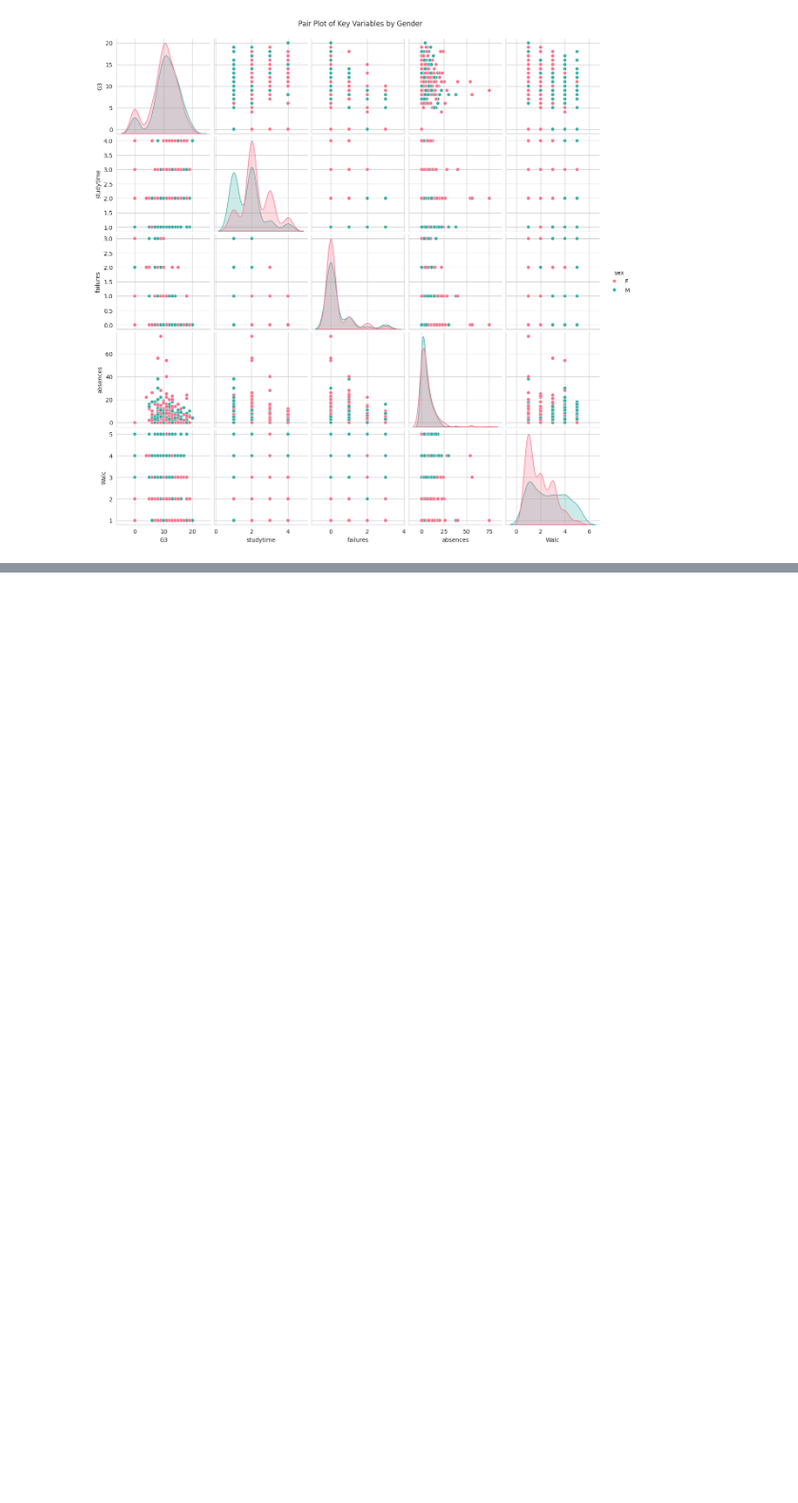
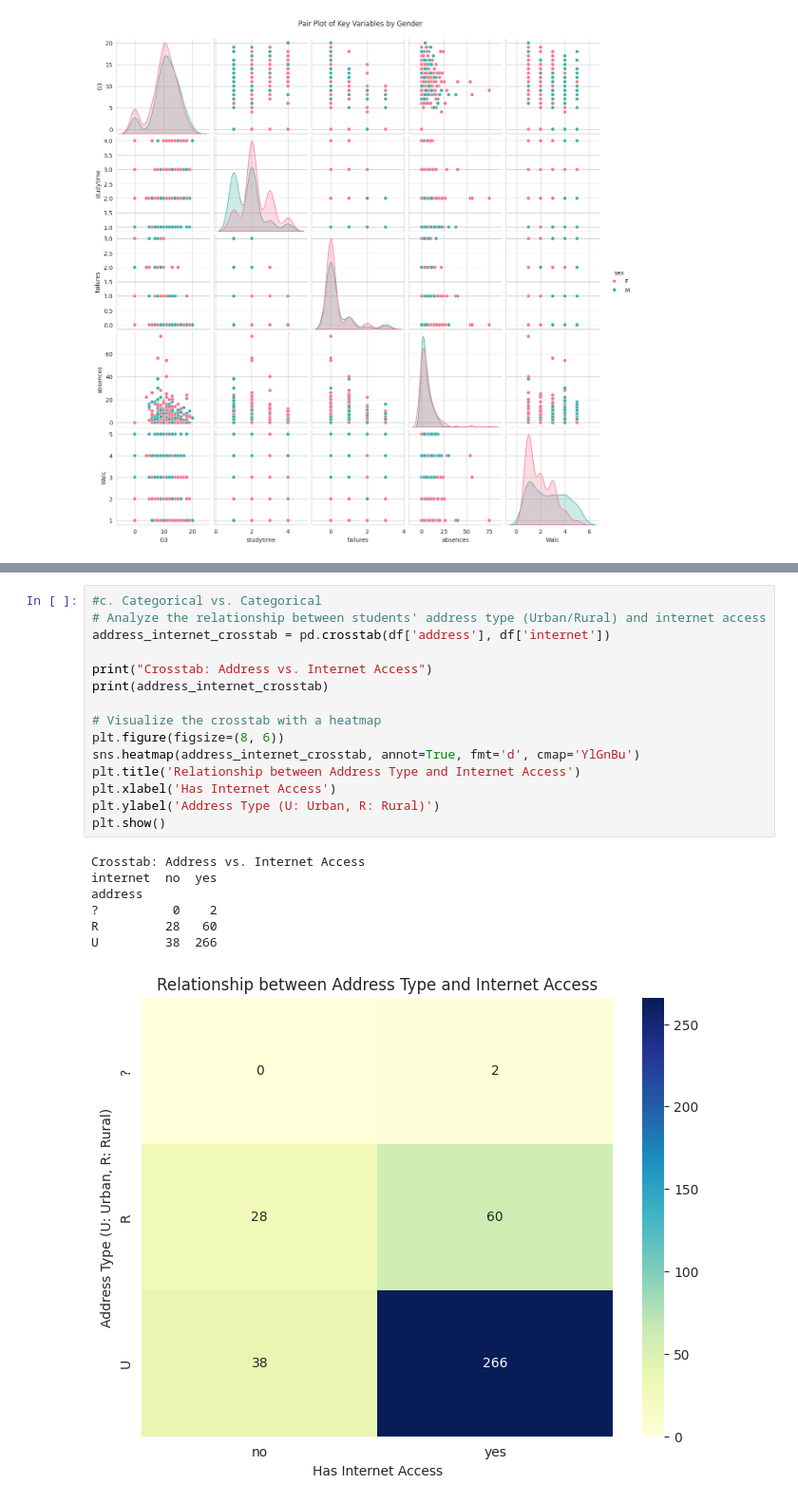
Before and after one commit to Ayushmaan101/EDA-CourseProject, a Jupyter notebook: 22BDS0367.ipynb, the cells around one changed output, grey strips where cells are left out. Shown at 95% size. Cells and saved outputs as stored; diff of their text form; blank space fills up the shorter version.

```diff
--- a/22BDS0367.ipynb
+++ b/22BDS0367.ipynb
@@ -367,0 +450,23 @@ plt.show()
+# %%
+#c. Categorical vs. Categorical
+# Analyze the relationship between students' address type (Urban/Rural) and internet access
+address_internet_crosstab = pd.crosstab(df['address'], df['internet'])
+
+print("Crosstab: Address vs. Internet Access")
+print(address_internet_crosstab)
+
+# Visualize the crosstab with a heatmap
+plt.figure(figsize=(8, 6))
+sns.heatmap(address_internet_crosstab, annot=True, fmt='d', cmap='YlGnBu')
+plt.title('Relationship between Address Type and Internet Access')
+plt.xlabel('Has Internet Access')
+plt.ylabel('Address Type (U: Urban, R: Rural)')
+plt.show()
+# %% [output]
+Crosstab: Address vs. Internet Access
+internet  no  yes
+address
+?          0    2
+R         28   60
+U         38  266
+[figure, added]
```
Also changed, not shown: parts of 16 cells of this notebook.
